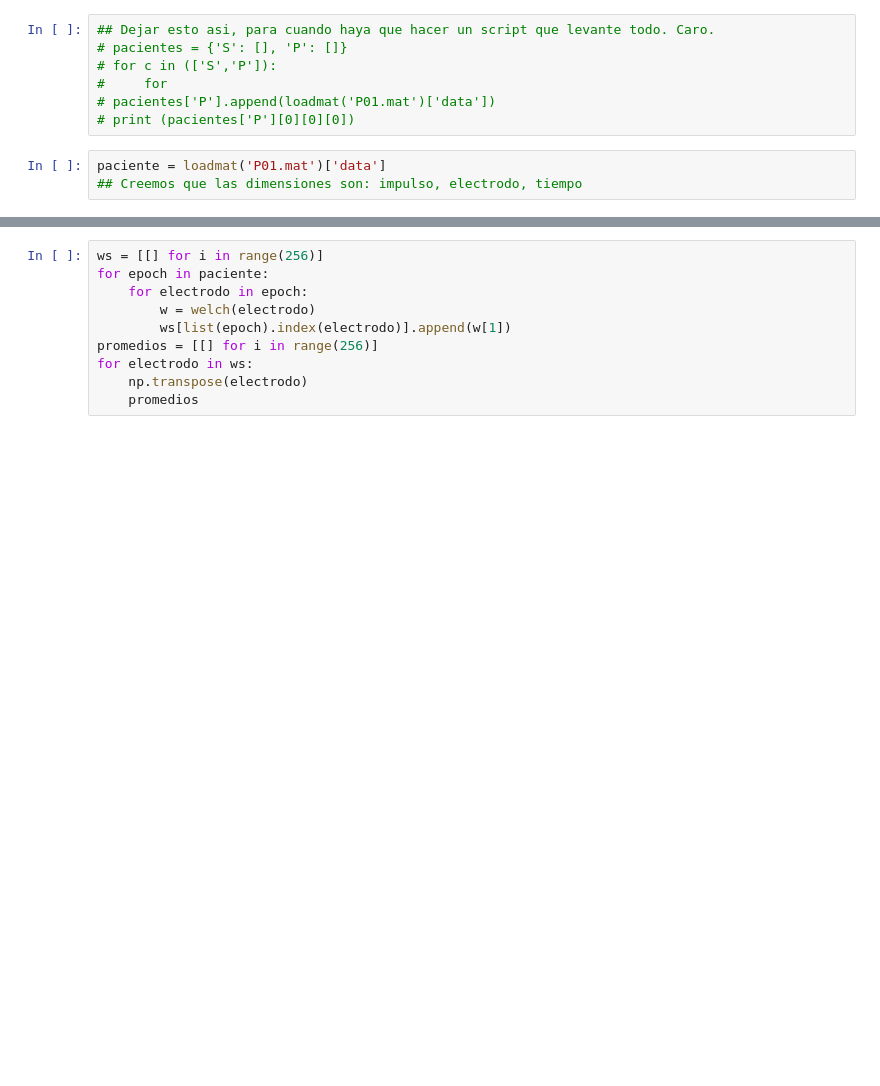
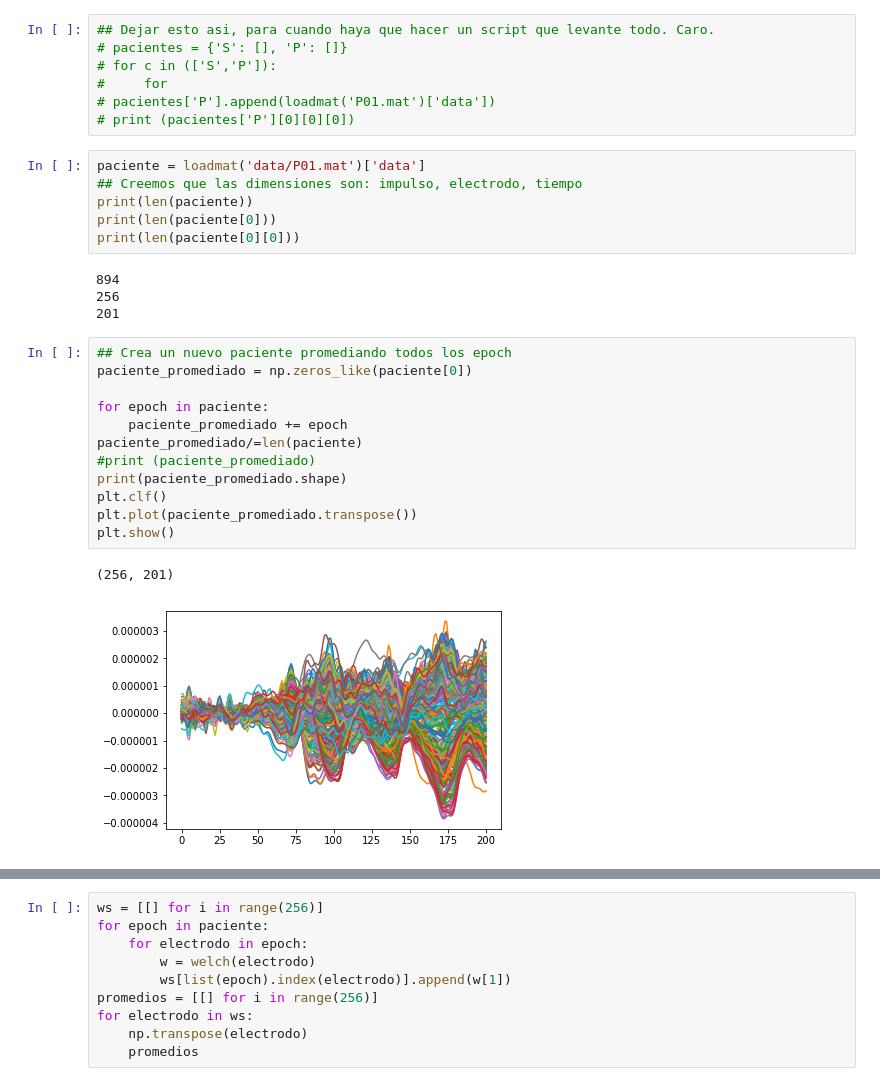
Before and after one commit to M4R70/cienciadatos, a Jupyter notebook: tp2/Untitled.ipynb, the cells around one changed output, grey strips where cells are left out. Cells and saved outputs as stored; diff of their text form; blank space fills up the shorter version.

```diff
--- a/tp2/Untitled.ipynb
+++ b/tp2/Untitled.ipynb
@@ -14,5 +14,27 @@ import seaborn
 # pacientes['P'].append(loadmat('P01.mat')['data'])
 # print (pacientes['P'][0][0][0])
 # %%
-paciente = loadmat('P01.mat')['data']
+paciente = loadmat('data/P01.mat')['data']
 ## Creemos que las dimensiones son: impulso, electrodo, tiempo
+print(len(paciente))
+print(len(paciente[0]))
+print(len(paciente[0][0]))
+# %% [output]
+894
+256
+201
+# %%
+## Crea un nuevo paciente promediando todos los epoch
+paciente_promediado = np.zeros_like(paciente[0])
+
+for epoch in paciente:
+    paciente_promediado += epoch
+paciente_promediado/=len(paciente)
+#print (paciente_promediado)
+print(paciente_promediado.shape)
+plt.clf()
+plt.plot(paciente_promediado.transpose())
+plt.show()
+# %% [output]
+(256, 201)
+[figure, added]
```
Also changed, not shown: parts of 1 cell of this notebook.
